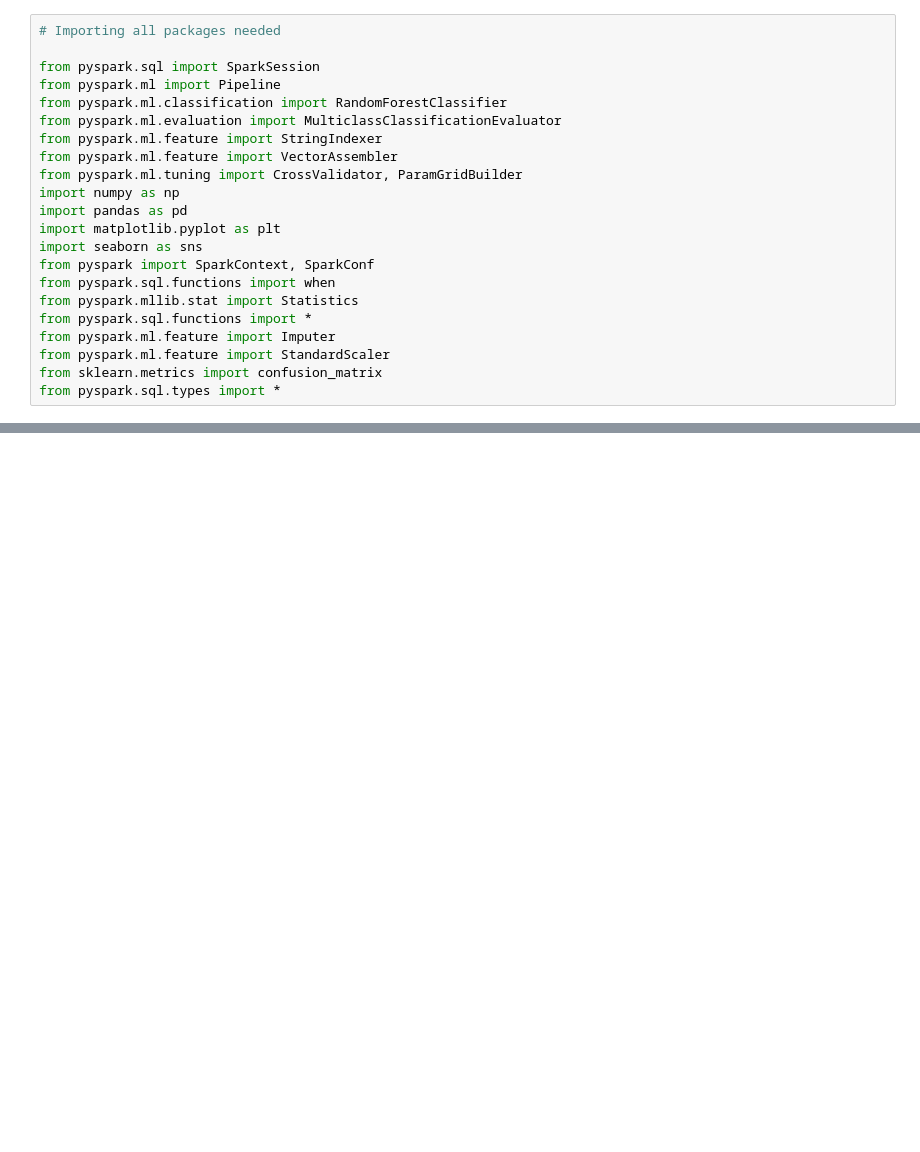
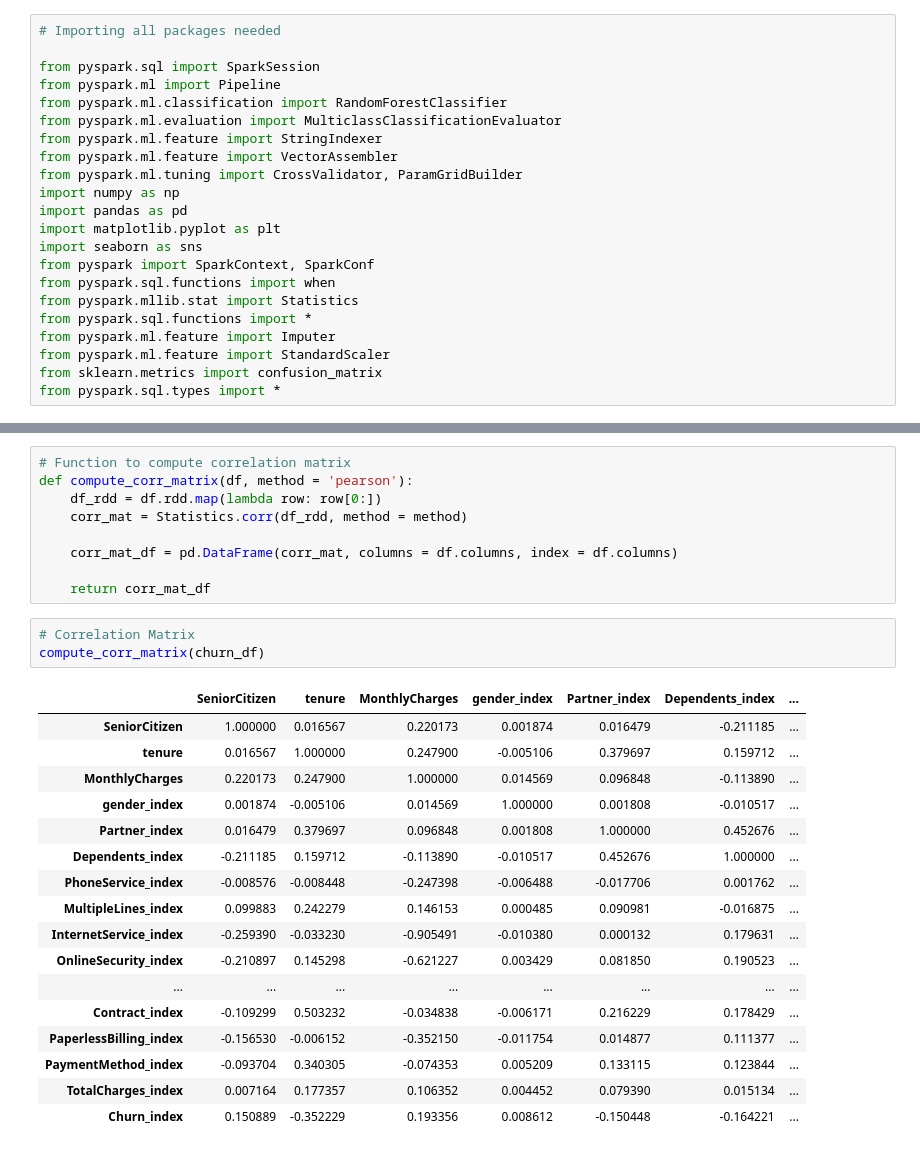
Before and after one commit to rockshi0824/Churn-Prediction-Capstone, a Jupyter notebook: Predicting Telecom Churn Project.ipynb, the cells around one changed output, grey strips where cells are left out. Saved outputs shown, nothing was run; the diff lists cells and outputs as text; blank space fills up the shorter version.

```diff
--- a/Predicting Telecom Churn Project.ipynb
+++ b/Predicting Telecom Churn Project.ipynb
@@ -42,0 +120,30 @@ only showing top 5 rows
+# %%
+# Function to compute correlation matrix
+def compute_corr_matrix(df, method = 'pearson'):
+    df_rdd = df.rdd.map(lambda row: row[0:])
+    corr_mat = Statistics.corr(df_rdd, method = method)
+
+    corr_mat_df = pd.DataFrame(corr_mat, columns = df.columns, index = df.columns)
+
+    return corr_mat_df
+# %%
+# Correlation Matrix
+compute_corr_matrix(churn_df)
+# %% [output]
+|  | SeniorCitizen | tenure | MonthlyCharges | gender_index | Partner_index | Dependents_index | ... |
+| SeniorCitizen | 1.000000 | 0.016567 | 0.220173 | 0.001874 | 0.016479 | -0.211185 | ... |
+| tenure | 0.016567 | 1.000000 | 0.247900 | -0.005106 | 0.379697 | 0.159712 | ... |
+| MonthlyCharges | 0.220173 | 0.247900 | 1.000000 | 0.014569 | 0.096848 | -0.113890 | ... |
+| gender_index | 0.001874 | -0.005106 | 0.014569 | 1.000000 | 0.001808 | -0.010517 | ... |
+| Partner_index | 0.016479 | 0.379697 | 0.096848 | 0.001808 | 1.000000 | 0.452676 | ... |
+| Dependents_index | -0.211185 | 0.159712 | -0.113890 | -0.010517 | 0.452676 | 1.000000 | ... |
+| PhoneService_index | -0.008576 | -0.008448 | -0.247398 | -0.006488 | -0.017706 | 0.001762 | ... |
+| MultipleLines_index | 0.099883 | 0.242279 | 0.146153 | 0.000485 | 0.090981 | -0.016875 | ... |
+| InternetService_index | -0.259390 | -0.033230 | -0.905491 | -0.010380 | 0.000132 | 0.179631 | ... |
+| OnlineSecurity_index | -0.210897 | 0.145298 | -0.621227 | 0.003429 | 0.081850 | 0.190523 | ... |
+| ... | ... | ... | ... | ... | ... | ... | ... |
+| Contract_index | -0.109299 | 0.503232 | -0.034838 | -0.006171 | 0.216229 | 0.178429 | ... |
+| PaperlessBilling_index | -0.156530 | -0.006152 | -0.352150 | -0.011754 | 0.014877 | 0.111377 | ... |
+| PaymentMethod_index | -0.093704 | 0.340305 | -0.074353 | 0.005209 | 0.133115 | 0.123844 | ... |
+| TotalCharges_index | 0.007164 | 0.177357 | 0.106352 | 0.004452 | 0.079390 | 0.015134 | ... |
+| Churn_index | 0.150889 | -0.352229 | 0.193356 | 0.008612 | -0.150448 | -0.164221 | ... |
```
Also changed, not shown: parts of 18 cells of this notebook.
